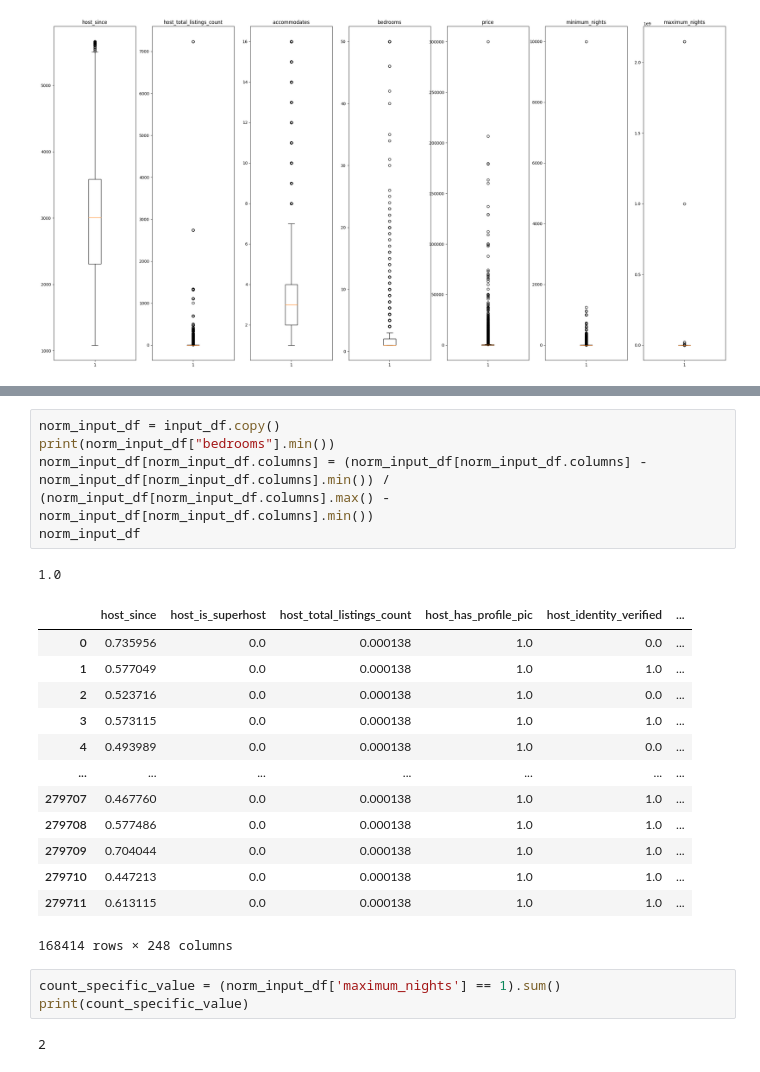
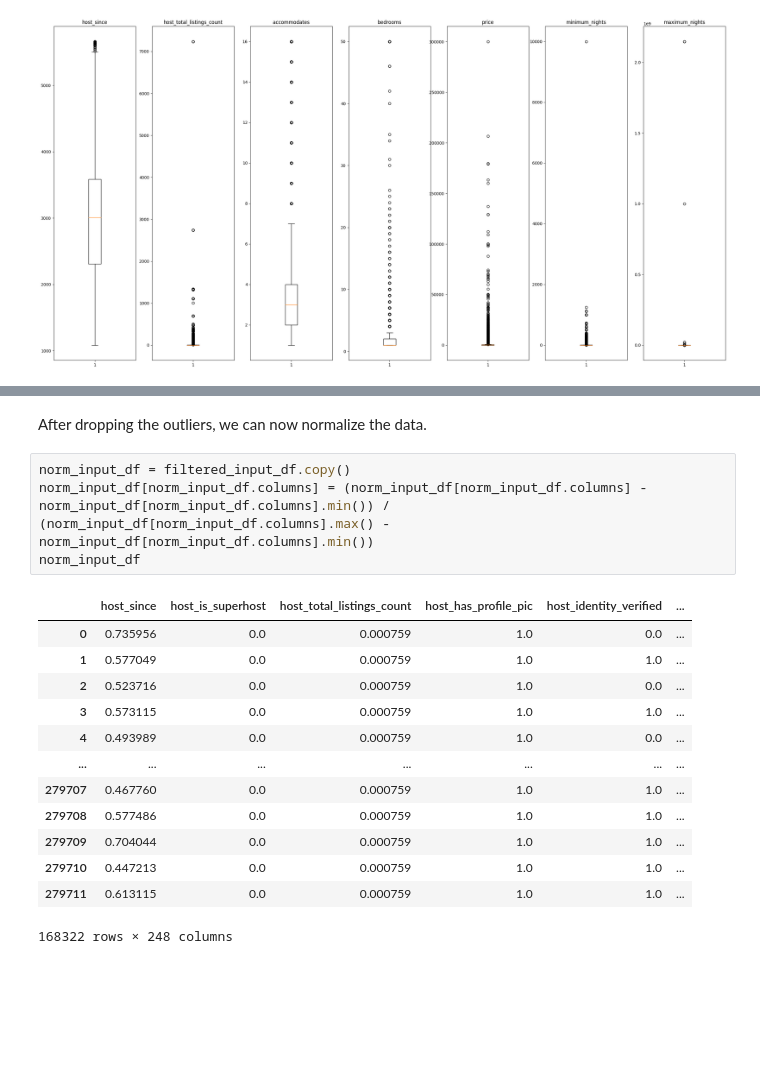
Before and after one commit to BrianMorse12604/151AGroupProject, a Jupyter notebook: project.ipynb, the cells around one changed output, grey strips where cells are left out. Cells and saved outputs as stored; diff of their text form; blank space fills up the shorter version.

```diff
--- a/project.ipynb
+++ b/project.ipynb
@@ -339,25 +347,20 @@ input_df = input_df[input_df[""]]
+# %% [markdown]
+After dropping the outliers, we can now normalize the data.
 # %%
-norm_input_df = input_df.copy()
-print(norm_input_df["bedrooms"].min())
+norm_input_df = filtered_input_df.copy()
 norm_input_df[norm_input_df.columns] = (norm_input_df[norm_input_df.columns] - norm_input_df[norm_input_df.columns].min()) / (norm_input_df[norm_input_df.columns].max() - norm_input_df[norm_input_df.columns].min())
 norm_input_df
 # %% [output]
+|  | host_since | host_is_superhost | host_total_listings_count | host_has_profile_pic | host_identity_verified | ... |
+| 0 | 0.735956 | 0.0 | 0.000759 | 1.0 | 0.0 | ... |
+| 1 | 0.577049 | 0.0 | 0.000759 | 1.0 | 1.0 | ... |
+| 2 | 0.523716 | 0.0 | 0.000759 | 1.0 | 0.0 | ... |
+| 3 | 0.573115 | 0.0 | 0.000759 | 1.0 | 1.0 | ... |
+| 4 | 0.493989 | 0.0 | 0.000759 | 1.0 | 0.0 | ... |
+| ... | ... | ... | ... | ... | ... | ... |
+| 279707 | 0.467760 | 0.0 | 0.000759 | 1.0 | 1.0 | ... |
+| 279708 | 0.577486 | 0.0 | 0.000759 | 1.0 | 1.0 | ... |
+| 279709 | 0.704044 | 0.0 | 0.000759 | 1.0 | 1.0 | ... |
+| 279710 | 0.447213 | 0.0 | 0.000759 | 1.0 | 1.0 | ... |
+| 279711 | 0.613115 | 0.0 | 0.000759 | 1.0 | 1.0 | ... |
-1.0
+168322 rows × 248 columns
-|  | host_since | host_is_superhost | host_total_listings_count | host_has_profile_pic | host_identity_verified | ... |
-| 0 | 0.735956 | 0.0 | 0.000138 | 1.0 | 0.0 | ... |
-| 1 | 0.577049 | 0.0 | 0.000138 | 1.0 | 1.0 | ... |
-| 2 | 0.523716 | 0.0 | 0.000138 | 1.0 | 0.0 | ... |
-| 3 | 0.573115 | 0.0 | 0.000138 | 1.0 | 1.0 | ... |
-| 4 | 0.493989 | 0.0 | 0.000138 | 1.0 | 0.0 | ... |
-| ... | ... | ... | ... | ... | ... | ... |
-| 279707 | 0.467760 | 0.0 | 0.000138 | 1.0 | 1.0 | ... |
-| 279708 | 0.577486 | 0.0 | 0.000138 | 1.0 | 1.0 | ... |
-| 279709 | 0.704044 | 0.0 | 0.000138 | 1.0 | 1.0 | ... |
-| 279710 | 0.447213 | 0.0 | 0.000138 | 1.0 | 1.0 | ... |
-| 279711 | 0.613115 | 0.0 | 0.000138 | 1.0 | 1.0 | ... |
-168414 rows × 248 columns
-# %%
-count_specific_value = (norm_input_df['maximum_nights'] == 1).sum()
-print(count_specific_value)
-# %% [output]
-2
```
Also changed, not shown: parts of 4 cells of this notebook.
